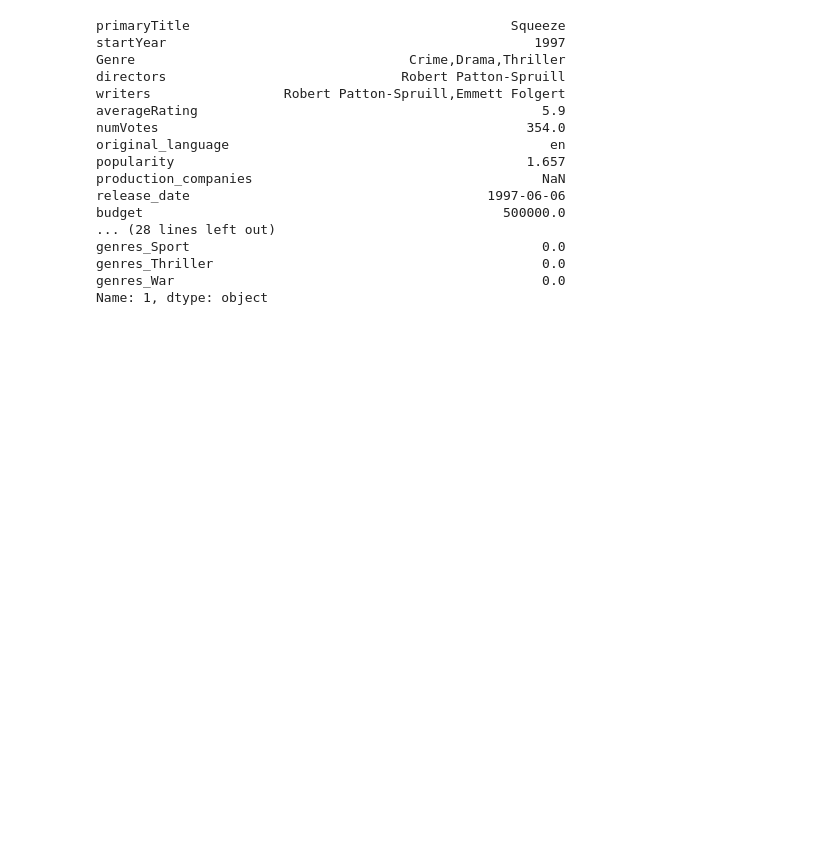
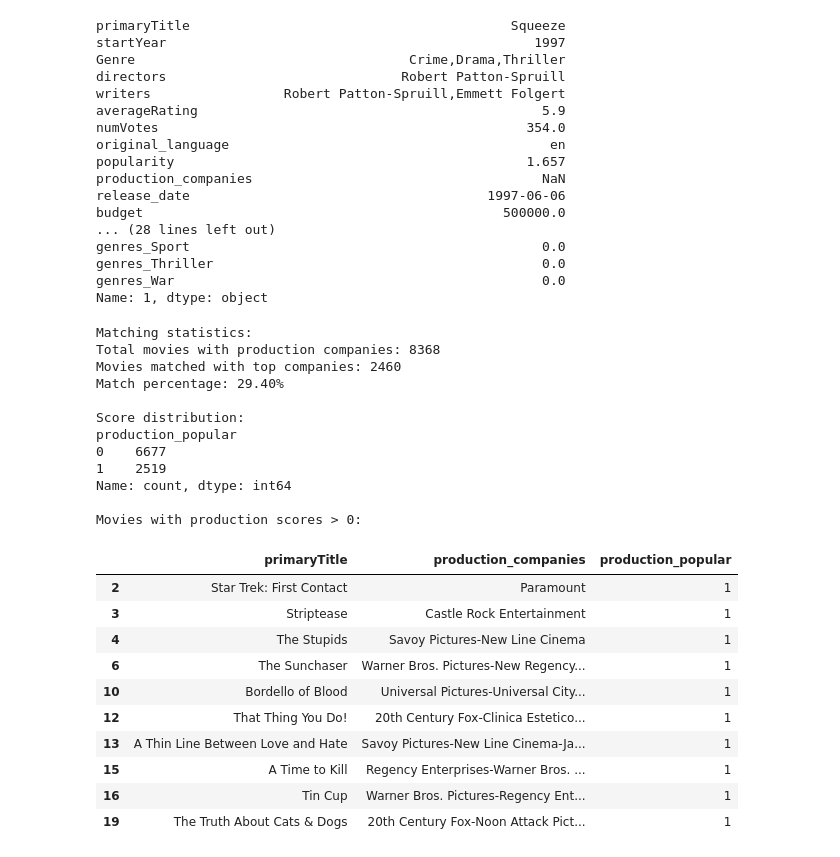
Before and after one commit to Eric7895/Movie_Revenue_Web_Application, a Jupyter notebook: data_preprocessing.ipynb, the cells around one changed output. Saved outputs shown, nothing was run; the diff lists cells and outputs as text; code cells hidden in the pictures; blank space fills up the shorter version.

```diff
--- a/data_preprocessing.ipynb
+++ b/data_preprocessing.ipynb
@@ -283,33 +279,57 @@ def encoding_production_companies_debug(df: pd.DataFrame, top_companies: list =
 
         if score == 0:
             for top_company in top_companies:
                 if top_company.lower() in companies_text.lower():
                     score += 1
 
         if score > 0:
             match_count += 1
 
         output_df.append({'name': movie_title, score_name: score})
 
     print(f"\nMatching statistics:")
     print(f"Total movies with production companies: {total_count}")
     print(f"Movies matched with top companies: {match_count}")
     print(f"Match percentage: {match_count/total_count*100:.2f}%")
 
     return pd.DataFrame(output_df).drop_duplicates(['name'])
 
 production_debug = encoding_production_companies_debug(movie_stg0)
 
-movie_stg2_debug = movie_stg1.join(
+movie_stg2 = movie_stg1.join(
     production_debug.set_index(['name']), on='primaryTitle'
 )
 
 print("\nScore distribution:")
-print(movie_stg2_debug['production_popular'].value_counts().sort_index())
+print(movie_stg2['production_popular'].value_counts().sort_index())
 
 print("\nMovies with production scores > 0:")
-positive_examples = movie_stg2_debug[movie_stg2_debug['production_popular'] > 0]
+positive_examples = movie_stg2[movie_stg2['production_popular'] > 0]
 if len(positive_examples) > 0:
     display(positive_examples[['primaryTitle', 'production_companies', 'production_popular']].head(10))
 else:
     print("No movies with production scores > 0 found.")
+# %% [output]
+Matching statistics:
+Total movies with production companies: 8368
+Movies matched with top companies: 2460
+Match percentage: 29.40%
+
+Score distribution:
+production_popular
+0    6677
+1    2519
+Name: count, dtype: int64
+
+Movies with production scores > 0:
+|  | primaryTitle | production_companies | production_popular |
+| 2 | Star Trek: First Contact | Paramount | 1 |
+| 3 | Striptease | Castle Rock Entertainment | 1 |
+| 4 | The Stupids | Savoy Pictures-New Line Cinema | 1 |
+| 6 | The Sunchaser | Warner Bros. Pictures-New Regency... | 1 |
+| 10 | Bordello of Blood | Universal Pictures-Universal City... | 1 |
+| 12 | That Thing You Do! | 20th Century Fox-Clinica Estetico... | 1 |
+| 13 | A Thin Line Between Love and Hate | Savoy Pictures-New Line Cinema-Ja... | 1 |
+| 15 | A Time to Kill | Regency Enterprises-Warner Bros. ... | 1 |
+| 16 | Tin Cup | Warner Bros. Pictures-Regency Ent... | 1 |
+| 19 | The Truth About Cats & Dogs | 20th Century Fox-Noon Attack Pict... | 1 |
```
Also changed, not shown: parts of 1 cell of this notebook, 1 other file.
